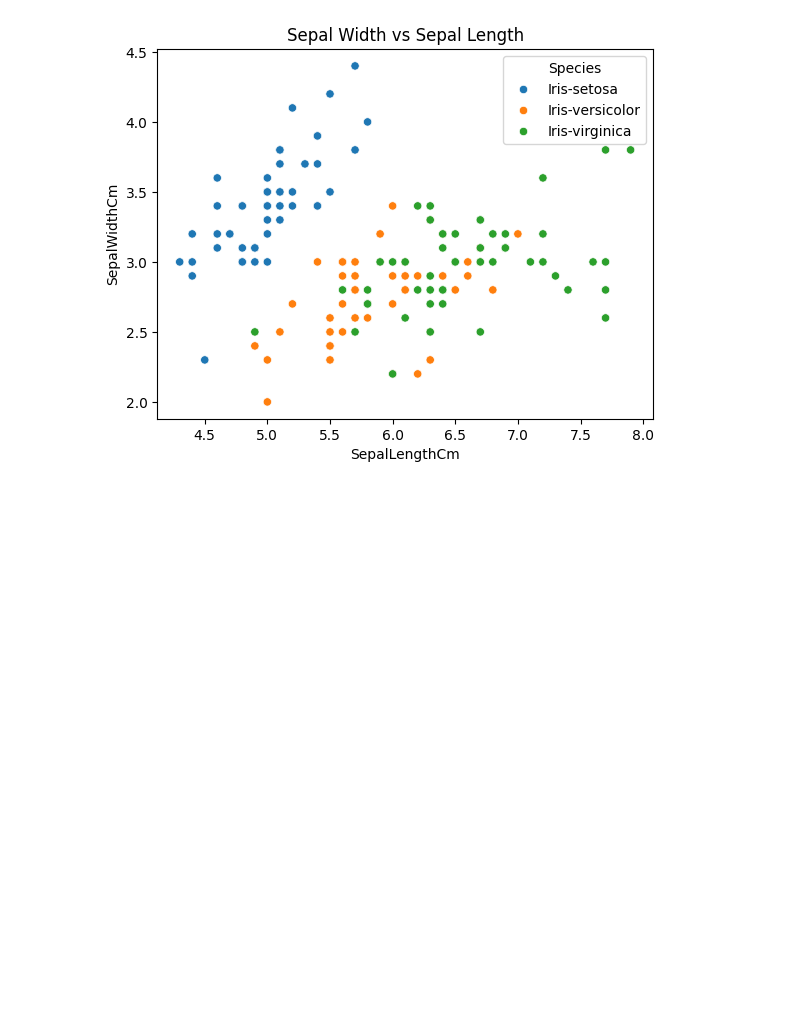
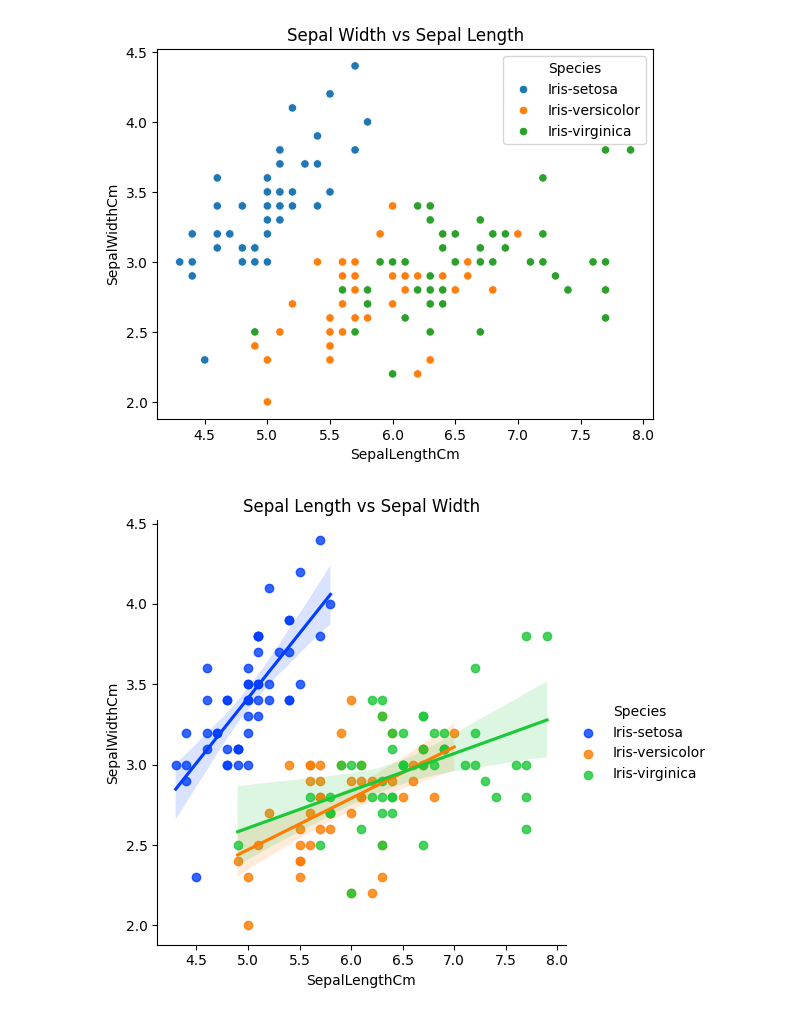
Before and after one commit to 254Bit/PythonPandasExercise, a Jupyter notebook: Iris/iris_species_knn.ipynb, the cells around one changed output. Drawn from its saved outputs; the diff is of its cells as text; code cells hidden in the pictures; blank space fills up the shorter version.

```diff
--- a/Iris/iris_species_knn.ipynb
+++ b/Iris/iris_species_knn.ipynb
@@ -52,3 +52,15 @@ plt.title('Sepal Width vs Sepal Length')
 plt.show()
 # %% [output]
 [figure]
+# %%
+sns.lmplot(
+    x='SepalLengthCm',
+    y='SepalWidthCm',
+    hue='Species',
+    palette='bright',
+    data=df
+)
+plt.title('Sepal Length vs Sepal Width')
+plt.show()
+# %% [output]
+[figure, added]
```
Also changed, not shown: parts of 2 cells of this notebook.
